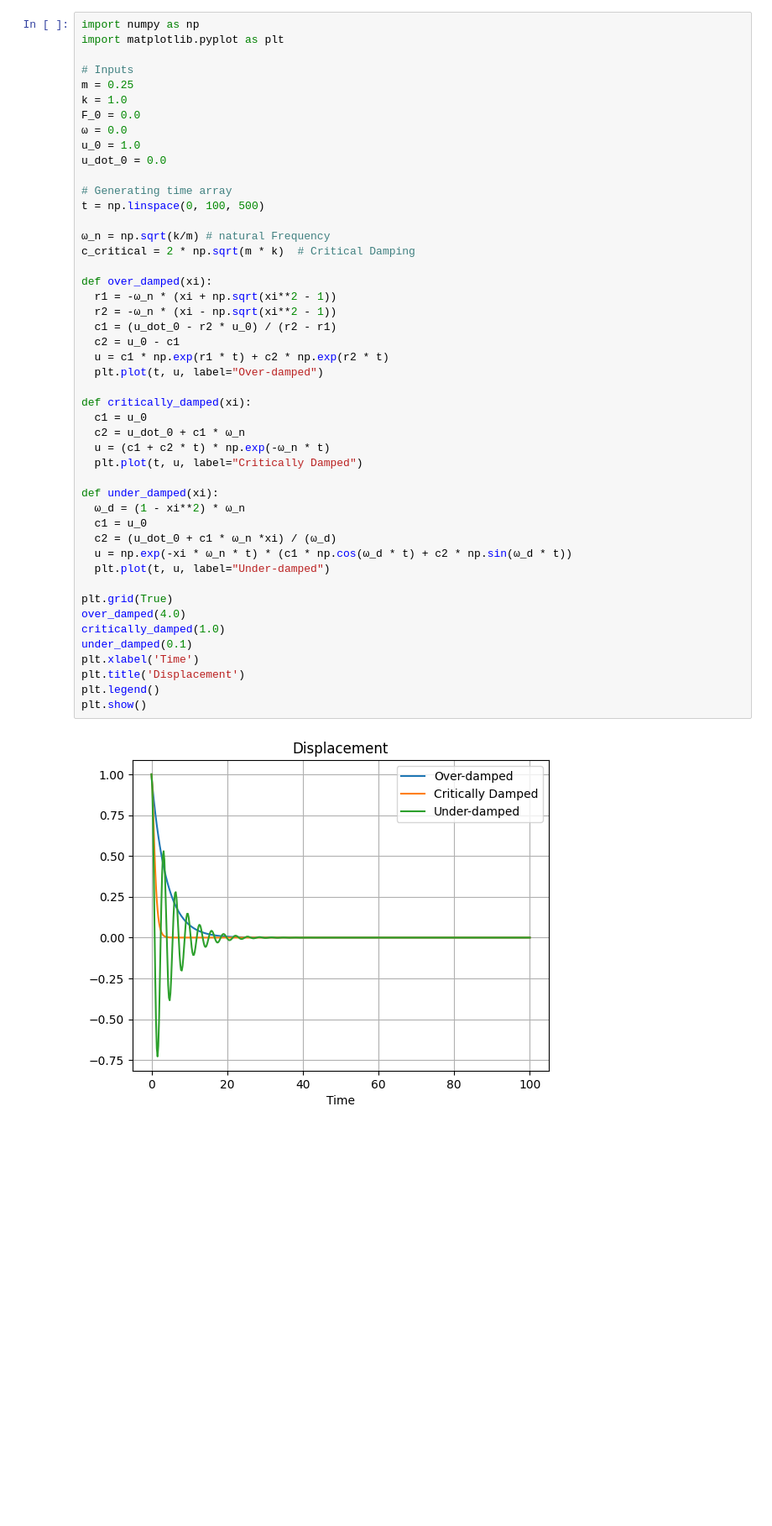
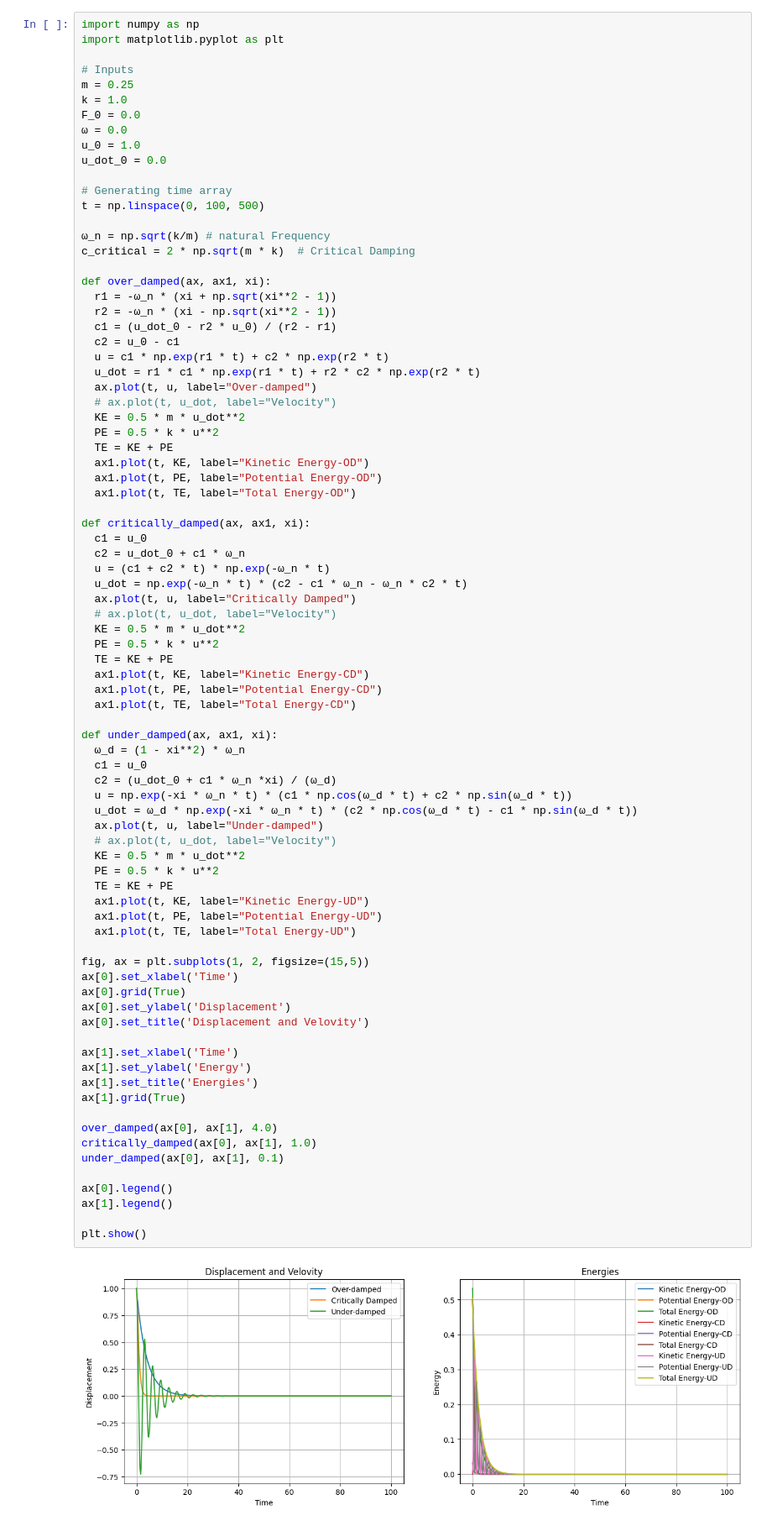
Before and after one commit to ravi-0309/Dynamic-Response, a Jupyter notebook: Free_Damped_Vibration.ipynb, the cells around one changed output. Shown at 84% size. Drawn from its saved outputs; the diff is of its cells as text; blank space fills up the shorter version.

```diff
--- a/Free_Damped_Vibration.ipynb
+++ b/Free_Damped_Vibration.ipynb
@@ -8,47 +8,82 @@ import matplotlib.pyplot as plt
 m = 0.25
 k = 1.0
 F_0 = 0.0
 ω = 0.0
 u_0 = 1.0
 u_dot_0 = 0.0
 
 # Generating time array
 t = np.linspace(0, 100, 500)
 
 ω_n = np.sqrt(k/m) # natural Frequency
 c_critical = 2 * np.sqrt(m * k)  # Critical Damping
 
-def over_damped(xi):
+def over_damped(ax, ax1, xi):
   r1 = -ω_n * (xi + np.sqrt(xi**2 - 1))
   r2 = -ω_n * (xi - np.sqrt(xi**2 - 1))
   c1 = (u_dot_0 - r2 * u_0) / (r2 - r1)
   c2 = u_0 - c1
   u = c1 * np.exp(r1 * t) + c2 * np.exp(r2 * t)
-  plt.plot(t, u, label="Over-damped")
+  u_dot = r1 * c1 * np.exp(r1 * t) + r2 * c2 * np.exp(r2 * t)
+  ax.plot(t, u, label="Over-damped")
+  # ax.plot(t, u_dot, label="Velocity")
+  KE = 0.5 * m * u_dot**2
+  PE = 0.5 * k * u**2
+  TE = KE + PE
+  ax1.plot(t, KE, label="Kinetic Energy-OD")
+  ax1.plot(t, PE, label="Potential Energy-OD")
+  ax1.plot(t, TE, label="Total Energy-OD")
 
-def critically_damped(xi):
+def critically_damped(ax, ax1, xi):
   c1 = u_0
   c2 = u_dot_0 + c1 * ω_n
   u = (c1 + c2 * t) * np.exp(-ω_n * t)
-  plt.plot(t, u, label="Critically Damped")
+  u_dot = np.exp(-ω_n * t) * (c2 - c1 * ω_n - ω_n * c2 * t)
+  ax.plot(t, u, label="Critically Damped")
+  # ax.plot(t, u_dot, label="Velocity")
+  KE = 0.5 * m * u_dot**2
+  PE = 0.5 * k * u**2
+  TE = KE + PE
+  ax1.plot(t, KE, label="Kinetic Energy-CD")
+  ax1.plot(t, PE, label="Potential Energy-CD")
+  ax1.plot(t, TE, label="Total Energy-CD")
 
-def under_damped(xi):
+def under_damped(ax, ax1, xi):
   ω_d = (1 - xi**2) * ω_n
   c1 = u_0
   c2 = (u_dot_0 + c1 * ω_n *xi) / (ω_d)
   u = np.exp(-xi * ω_n * t) * (c1 * np.cos(ω_d * t) + c2 * np.sin(ω_d * t))
-  plt.plot(t, u, label="Under-damped")
+  u_dot = ω_d * np.exp(-xi * ω_n * t) * (c2 * np.cos(ω_d * t) - c1 * np.sin(ω_d * t))
+  ax.plot(t, u, label="Under-damped")
+  # ax.plot(t, u_dot, label="Velocity")
+  KE = 0.5 * m * u_dot**2
+  PE = 0.5 * k * u**2
+  TE = KE + PE
+  ax1.plot(t, KE, label="Kinetic Energy-UD")
+  ax1.plot(t, PE, label="Potential Energy-UD")
+  ax1.plot(t, TE, label="Total Energy-UD")
 
-plt.grid(True)
-over_damped(4.0)
-critically_damped(1.0)
-under_damped(0.1)
-plt.xlabel('Time')
-plt.title('Displacement')
-plt.legend()
+fig, ax = plt.subplots(1, 2, figsize=(15,5))
+ax[0].set_xlabel('Time')
+ax[0].grid(True)
+ax[0].set_ylabel('Displacement')
+ax[0].set_title('Displacement and Velovity')
+
+ax[1].set_xlabel('Time')
+ax[1].set_ylabel('Energy')
+ax[1].set_title('Energies')
+ax[1].grid(True)
+
+over_damped(ax[0], ax[1], 4.0)
+critically_damped(ax[0], ax[1], 1.0)
+under_damped(ax[0], ax[1], 0.1)
+
+ax[0].legend()
+ax[1].legend()
+
 plt.show()
 # %% [output]
-[figure, old version]
+[figure, new version]
 # %%
 # COULOMB'S DAMPING
 
```
Also changed, not shown: parts of 1 cell of this notebook.
